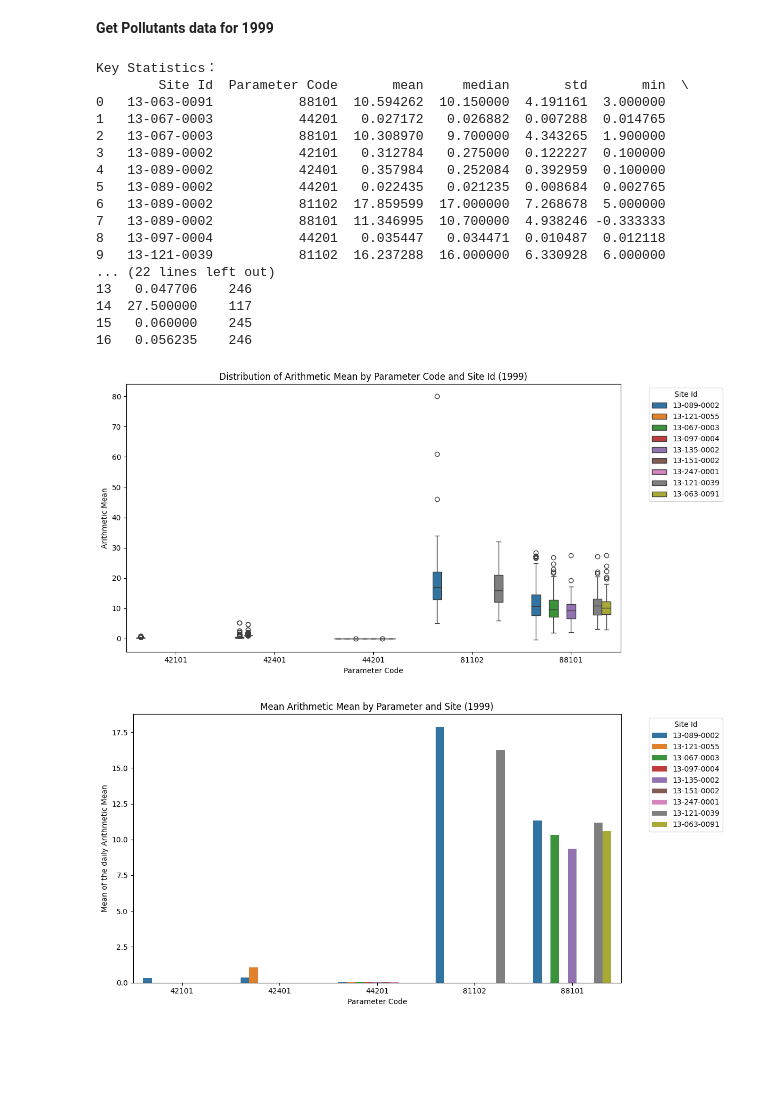
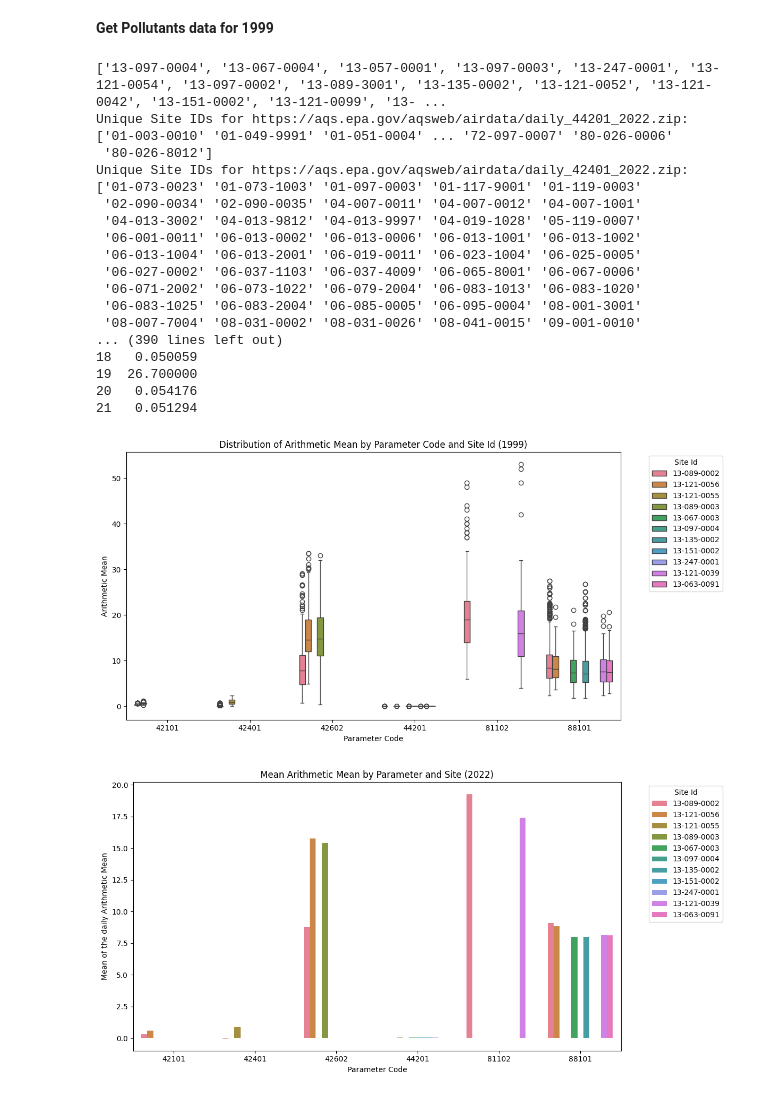
Before and after one commit to Chu-Yichen/QM2-Group-19, a Jupyter notebook: MAIN_Data_Collection.ipynb, the cells around one changed output. Cells and saved outputs as stored; diff of their text form; code cells hidden in the pictures; blank space fills up the shorter version.

```diff
--- a/MAIN_Data_Collection.ipynb
+++ b/MAIN_Data_Collection.ipynb
@@ -50,8 +50,8 @@ Rockdale: 247
 
 # Filter the monitors, only leave those with 6 pollutants data available from 1999 to 2024.
 atl_counties = ['057','063','067','089','097','113','117','121','135','151','247']
-monitors = monitors[(monitors['State Code'] == '13') & (monitors['County Code'].isin(atl_counties)) &
-                    ((monitors['First Year of Data']) <= 1999) & ((monitors['Last Year']) >= 2024)]
+monitors = monitors[(monitors['State Code'] == '13') & (monitors['County Code'].isin(atl_counties))]
+
 
 site_locations = monitors[['Site Id', 'Latitude', 'Longitude']]
 # Filter the dataframe by Site ID and co-ordinates
@@ -78,9 +78,10 @@ all_site_ids = set(site_locations.index.tolist()) - set(nearby_site_ids)
 # Print the results
 print("Monitors within 20 km of Atlanta Airport:")
 print(set(nearby_site_ids))
-
+nearby_site_ids_lsit = list(nearby_site_ids)
 print("\nOther monitors within the specified counties and time range:")
 print(set(all_site_ids))
+all_site_ids_list = list(all_site_ids)
 # %% [output]
 Requirement already satisfied: haversine in /usr/local/lib/python3.10/dist-packages (2.9.0)
 Monitors within 20 km of Atlanta Airport:
@@ -116,15 +102,17 @@ import matplotlib.pyplot as plt
 
 #
 urls = [
-    "https://aqs.epa.gov/aqsweb/airdata/daily_44201_2014.zip",
-    "https://aqs.epa.gov/aqsweb/airdata/daily_42401_2014.zip",
-    "https://aqs.epa.gov/aqsweb/airdata/daily_42101_2014.zip",
-    "https://aqs.epa.gov/aqsweb/airdata/daily_88101_2014.zip",
-    "https://aqs.epa.gov/aqsweb/airdata/daily_81102_2014.zip",
+    "https://aqs.epa.gov/aqsweb/airdata/daily_44201_2022.zip",
+    "https://aqs.epa.gov/aqsweb/airdata/daily_42401_2022.zip",
+    "https://aqs.epa.gov/aqsweb/airdata/daily_42101_2022.zip",
+    "https://aqs.epa.gov/aqsweb/airdata/daily_88101_2022.zip",
+    "https://aqs.epa.gov/aqsweb/airdata/daily_81102_2022.zip",
+    "https://aqs.epa.gov/aqsweb/airdata/daily_42602_2022.zip",
 ]
 
 # List of the targeted sites
-target_sites = ['13-121-0039', '13-089-0002', '13-063-0091', '13-121-0055','13-247-0001', '13-067-0003', '13-135-0002', '13-097-0004', '13-151-0002']
+target_sites = all_site_ids_list + nearby_site_ids_lsit
+print (target_sites)
 
 all_data = []
 
@@ -139,7 +127,7 @@ for url in urls:
     df['Site Num'] = df['Site Num'].astype(str).str.zfill(4)
     df['Site Id'] = df['State Code'] + '-' + df['County Code'] + '-' + df['Site Num']
     df['Date Local'] = pd.to_datetime(df['Date Local'], errors='coerce')
-
+    print(f"Unique Site IDs for {url}: {df['Site Id'].unique()}")
     # Filter the data to get only the targeted sites
     df_target = df[df['Site Id'].isin(target_sites)]
     all_data.append(df_target)
@@ -148,52 +136,52 @@ for url in urls:
 all_data_df = pd.concat(all_data, ignore_index=True)
 
 # Compute the key statistics with daily arithmetic mean
 stats_df = all_data_df.groupby(['Site Id', 'Parameter Code'])['Arithmetic Mean'].agg(
-    ['mean', 'median', 'std', 'min', 'max', 'count']
-).reset_index()
+    ['mean', 'median', 'std', 'min', 'max']
+).fillna(0).reset_index()
 
 print("Key Statistics：")
 print(stats_df)
 
 # ======== Visulisation ========
 
 # Box Plot
 plt.figure(figsize=(12, 6))
 sns.boxplot(data=all_data_df, x='Parameter Code', y='Arithmetic Mean', hue='Site Id')
 plt.title('Distribution of Arithmetic Mean by Parameter Code and Site Id (1999)')
 plt.xlabel('Parameter Code')
 plt.ylabel('Arithmetic Mean')
 plt.legend(title='Site Id', bbox_to_anchor=(1.05, 1), loc='upper left')
 plt.tight_layout()
 plt.show()
 
 # Bar Chart
 avg_df = stats_df[['Site Id', 'Parameter Code', 'mean']]
 plt.figure(figsize=(12, 6))
 sns.barplot(data=avg_df, x='Parameter Code', y='mean', hue='Site Id')
-plt.title('Mean Arithmetic Mean by Parameter and Site (1999)')
+plt.title('Mean Arithmetic Mean by Parameter and Site (2022)')
 plt.xlabel('Parameter Code')
 plt.ylabel('Mean of the daily Arithmetic Mean')
 plt.legend(title='Site Id', bbox_to_anchor=(1.05, 1), loc='upper left')
 plt.tight_layout()
 plt.show()
 # %% [output]
-Key Statistics：
-        Site Id  Parameter Code       mean     median       std       min  \
-0   13-063-0091           88101  10.594262  10.150000  4.191161  3.000000
-1   13-067-0003           44201   0.027172   0.026882  0.007288  0.014765
-2   13-067-0003           88101  10.308970   9.700000  4.343265  1.900000
-3   13-089-0002           42101   0.312784   0.275000  0.122227  0.100000
-4   13-089-0002           42401   0.357984   0.252084  0.392959  0.100000
-5   13-089-0002           44201   0.022435   0.021235  0.008684  0.002765
-6   13-089-0002           81102  17.859599  17.000000  7.268678  5.000000
-7   13-089-0002           88101  11.346995  10.700000  4.938246 -0.333333
-8   13-097-0004           44201   0.035447   0.034471  0.010487  0.012118
-9   13-121-0039           81102  16.237288  16.000000  6.330928  6.000000
-... (22 lines left out)
-13   0.047706    246
-14  27.500000    117
-15   0.060000    245
-16   0.056235    246
+['13-097-0004', '13-067-0004', '13-057-0001', '13-097-0003', '13-247-0001', '13-121-0054', '13-097-0002', '13-089-3001', '13-135-0002', '13-121-0052', '13-121-0042', '13-151-0002', '13-121-0099', '13- ...
+Unique Site IDs for https://aqs.epa.gov/aqsweb/airdata/daily_44201_2022.zip: ['01-003-0010' '01-049-9991' '01-051-0004' ... '72-097-0007' '80-026-0006'
+ '80-026-8012']
+Unique Site IDs for https://aqs.epa.gov/aqsweb/airdata/daily_42401_2022.zip: ['01-073-0023' '01-073-1003' '01-097-0003' '01-117-9001' '01-119-0003'
+ '02-090-0034' '02-090-0035' '04-007-0011' '04-007-0012' '04-007-1001'
+ '04-013-3002' '04-013-9812' '04-013-9997' '04-019-1028' '05-119-0007'
+ '06-001-0011' '06-013-0002' '06-013-0006' '06-013-1001' '06-013-1002'
+ '06-013-1004' '06-013-2001' '06-019-0011' '06-023-1004' '06-025-0005'
+ '06-027-0002' '06-037-1103' '06-037-4009' '06-065-8001' '06-067-0006'
+ '06-071-2002' '06-073-1022' '06-079-2004' '06-083-1013' '06-083-1020'
+ '06-083-1025' '06-083-2004' '06-085-0005' '06-095-0004' '08-001-3001'
+ '08-007-7004' '08-031-0002' '08-031-0026' '08-041-0015' '09-001-0010'
+... (390 lines left out)
+18   0.050059
+19  26.700000
+20   0.054176
+21   0.051294
-[figure, old version]
+[figure, new version]
-[figure, old version]
+[figure, new version]
```
Also changed, not shown: parts of 1 cell of this notebook.
